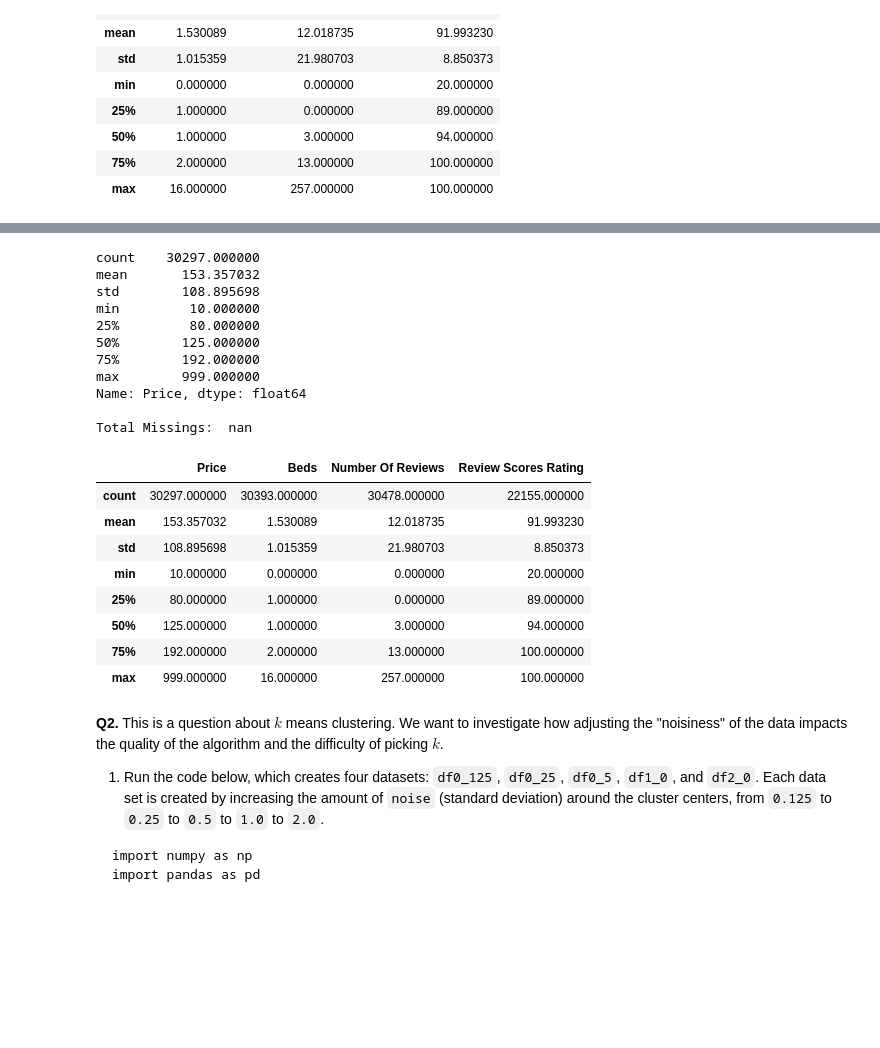
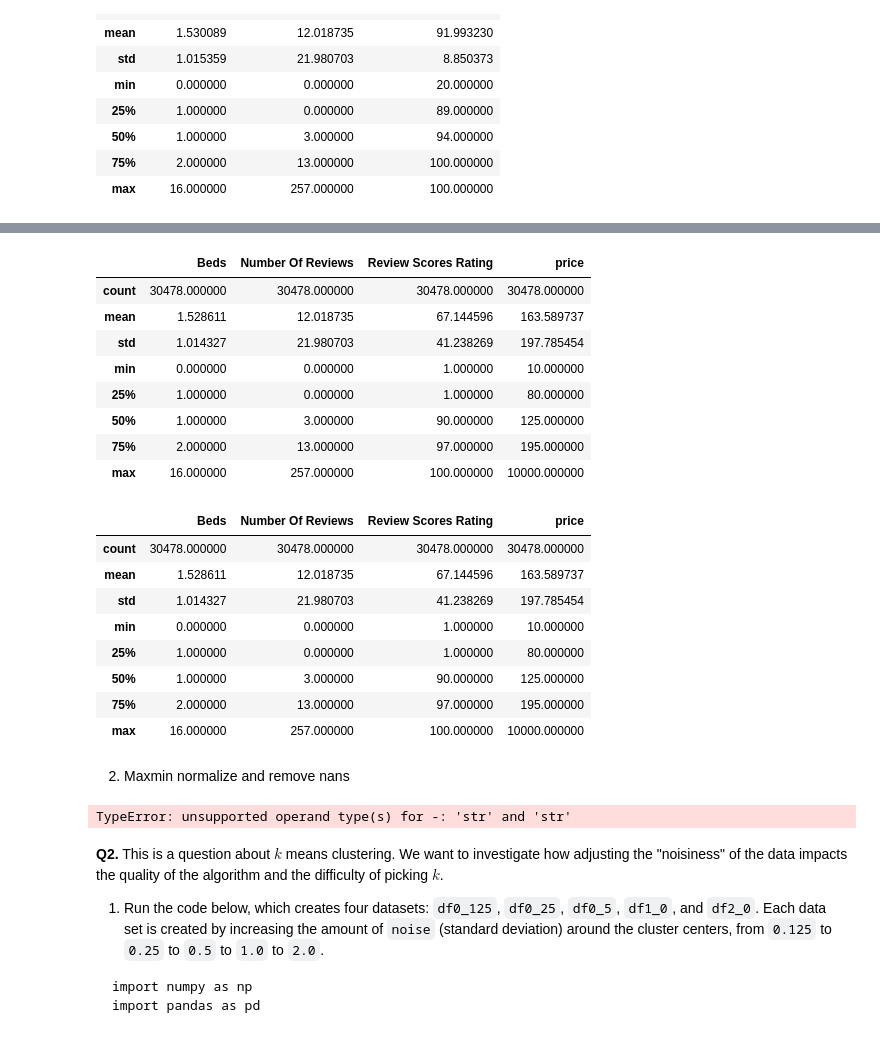
Before and after one commit to cwynne12/kmc, a Jupyter notebook: assignment_kmc.ipynb, the cells around one changed output, grey strips where cells are left out. Saved outputs shown, nothing was run; the diff lists cells and outputs as text; code cells hidden in the pictures; blank space fills up the shorter version.

```diff
--- a/assignment_kmc.ipynb
+++ b/assignment_kmc.ipynb
@@ -50,7 +50,8 @@ x.describe()
 | 75% | 2.000000 | 13.000000 | 100.000000 |
 | max | 16.000000 | 257.000000 | 100.000000 |
 # %%
-x['price'] = x['Price'].str.replace(',', " ")
-x['Price']=pd.to_numeric(x['price'],errors ='coerce')
+
+x['price'] = df['price'].str.replace(',', '')
+x['price']=pd.to_numeric(x['price'],errors ='coerce')
 x.describe()
 # %% [output]
@@ -66,27 +67,43 @@ x.describe()
 # %%
-#
-x[
+# clean beds
+x['Beds'] = x['Beds'].fillna(1) #fill emptys with 1 so they become 30478
+x.describe()
 # %% [output]
-count    30297.000000
-mean       153.357032
-std        108.895698
-min         10.000000
-25%         80.000000
-50%        125.000000
-75%        192.000000
-max        999.000000
-Name: Price, dtype: float64
-
-Total Missings:  nan
-|  | Price | Beds | Number Of Reviews | Review Scores Rating |
-| count | 30297.000000 | 30393.000000 | 30478.000000 | 22155.000000 |
-| mean | 153.357032 | 1.530089 | 12.018735 | 91.993230 |
-| std | 108.895698 | 1.015359 | 21.980703 | 8.850373 |
-| min | 10.000000 | 0.000000 | 0.000000 | 20.000000 |
-| 25% | 80.000000 | 1.000000 | 0.000000 | 89.000000 |
-| 50% | 125.000000 | 1.000000 | 3.000000 | 94.000000 |
-| 75% | 192.000000 | 2.000000 | 13.000000 | 100.000000 |
-| max | 999.000000 | 16.000000 | 257.000000 | 100.000000 |
+|  | Beds | Number Of Reviews | Review Scores Rating | price |
+| count | 30478.000000 | 30478.000000 | 30478.000000 | 30478.000000 |
+| mean | 1.528611 | 12.018735 | 67.144596 | 163.589737 |
+| std | 1.014327 | 21.980703 | 41.238269 | 197.785454 |
+| min | 0.000000 | 0.000000 | 1.000000 | 10.000000 |
+| 25% | 1.000000 | 0.000000 | 1.000000 | 80.000000 |
+| 50% | 1.000000 | 3.000000 | 90.000000 | 125.000000 |
+| 75% | 2.000000 | 13.000000 | 97.000000 | 195.000000 |
+| max | 16.000000 | 257.000000 | 100.000000 | 10000.000000 |
+# %%
+#need to do the same with review scores
+x['Review Scores Rating']= x['Review Scores Rating'].fillna(1)
+x.describe()
+# %% [output]
+|  | Beds | Number Of Reviews | Review Scores Rating | price |
+| count | 30478.000000 | 30478.000000 | 30478.000000 | 30478.000000 |
+| mean | 1.528611 | 12.018735 | 67.144596 | 163.589737 |
+| std | 1.014327 | 21.980703 | 41.238269 | 197.785454 |
+| min | 0.000000 | 0.000000 | 1.000000 | 10.000000 |
+| 25% | 1.000000 | 0.000000 | 1.000000 | 80.000000 |
+| 50% | 1.000000 | 3.000000 | 90.000000 | 125.000000 |
+| 75% | 2.000000 | 13.000000 | 97.000000 | 195.000000 |
+| max | 16.000000 | 257.000000 | 100.000000 | 10000.000000 |
+# %% [markdown]
+2. Maxmin normalize and remove nans
+# %%
+def maxmin(z): #define maxmin function
+  u = (z-min(z))/(max(z)-min(z))
+  return(u)
+
+df['price']=maxmin(df['price'])
+df['Beds']=maxmin(df['beds'])
+df['Review Score Rating']=maxmin(df['Review Scores Rating'])
+# %% [output]
+TypeError: unsupported operand type(s) for -: 'str' and 'str'
 # %% [markdown]
 **Q2.** This is a question about $k$ means clustering. We want to investigate how adjusting the "noisiness" of the data impacts the quality of the algorithm and the difficulty of picking $k$.
 
```
Also changed, not shown: parts of 3 cells of this notebook.
